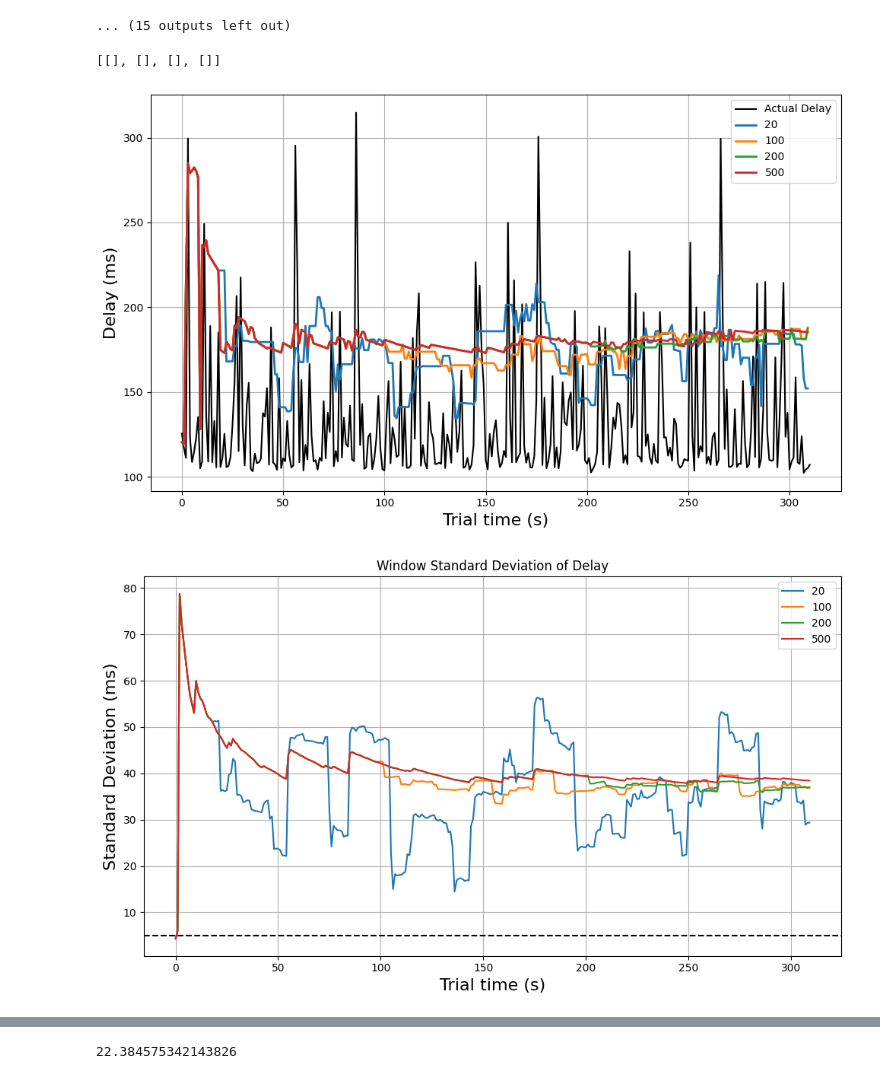
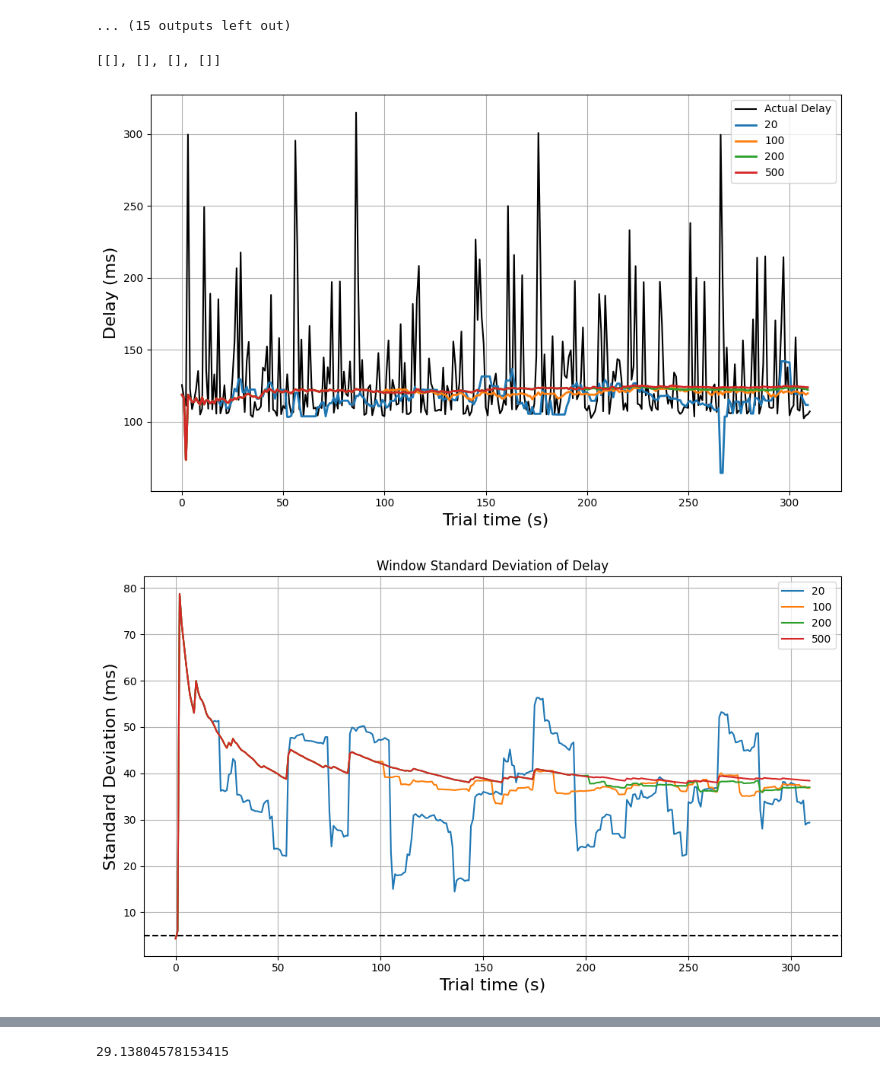
Before and after one commit to jasonkglim/MotionScaling, a Jupyter notebook: delay_modeling/process_network_test.ipynb, the cells around one changed output, grey strips where cells are left out. Drawn from its saved outputs; the diff is of its cells as text; code cells hidden in the pictures.

```diff
--- a/delay_modeling/process_network_test.ipynb
+++ b/delay_modeling/process_network_test.ipynb
@@ -87,7 +87,7 @@ for j, data_point in enumerate(df["tcp_rtt (ms)"]):
         # print(data_point)
         # print(hist.data)
         if j > 0:
-            estimator[i].append(hist.get_value_at_percentile(90))
+            estimator[i].append(hist.get_value_at_percentile(70))
             variances[i].append(np.std(hist.data))
             estimator_variances[i].append(np.std(estimator[i][j-100:j]))
             # print(estimator[i])
@@ -109,32 +109,32 @@ plt.show()
 plt.figure(figsize=(10, 6), facecolor="white")
 plt.title("Window Standard Deviation of Delay")
 for v in variances:
     plt.plot(np.array(v))
 plt.xlabel("Trial time (s)", fontsize=16)
 plt.ylabel("Standard Deviation (ms)", fontsize=16)
 # plt.title(f"Mean RTT = {mean_rtd:.2f}, Std Dev = {std_rtd:.2f}", fontsize=20)
 # plt.savefig(f"rtt_{name}OCU_trial{trial_num}.png")
 plt.legend(legend)
 plt.axhline(5, color='black', linestyle='--')
 
 plt.tight_layout()
 plt.grid(True)
 plt.show()
 
 plt.figure(figsize=(10, 6), facecolor="white")
 plt.title("Cumulative Standard Deviation of Estimator")
 for v in estimator_variances:
     plt.plot(np.array(v[100:])/140*100)  # Converted to percentage of mean 140 ms
 plt.xlabel("Trial time (s)", fontsize=16)
 plt.ylabel("Variance (% of mean)", fontsize=16)
 # plt.title(f"Mean RTT = {mean_rtd:.2f}, Std Dev = {std_rtd:.2f}", fontsize=20)
 # plt.savefig(f"rtt_{name}OCU_trial{trial_num}.png")
 plt.legend(legend)
 plt.axhline(5, color='black', linestyle='--')
 plt.tight_layout()
 plt.grid(True)
 plt.show()
 # %% [output]
 [[], [], [], []]
-[figure, old version]
+[figure, new version]
 [figure]
@@ -142,4 +142,4 @@ plt.show()
 # %%
 np.std(estimator[0][:200])
 # %% [output]
-22.384575342143826
+29.13804578153415
```
Also changed, not shown: parts of 1 cell of this notebook, 2 other files.
